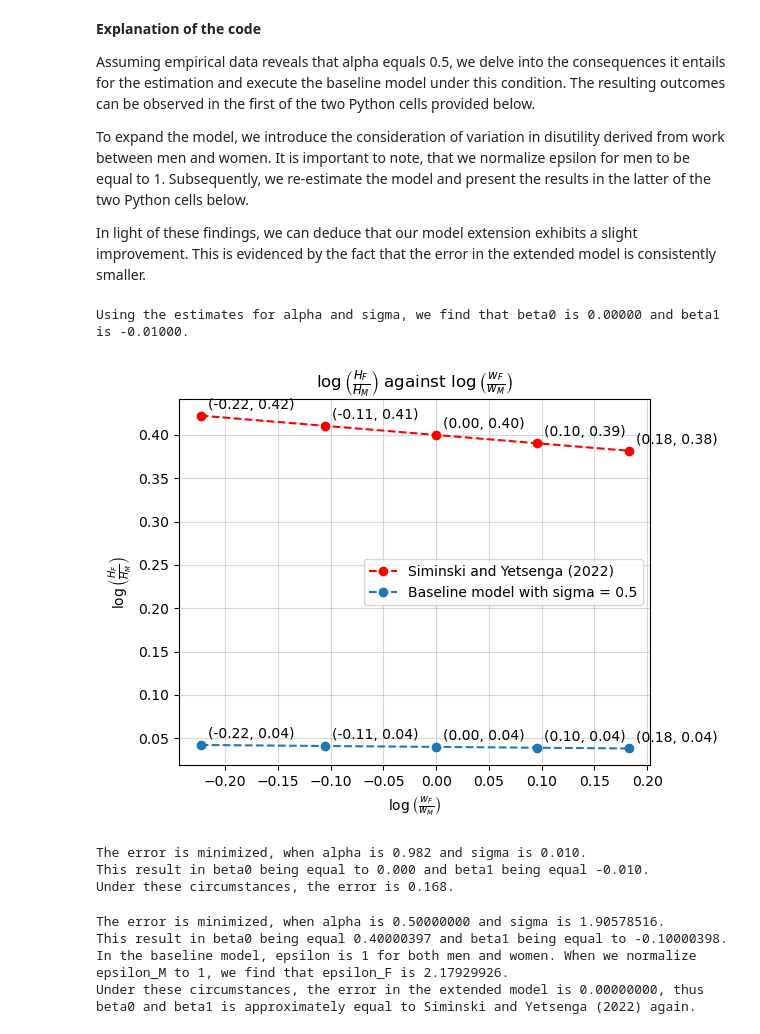
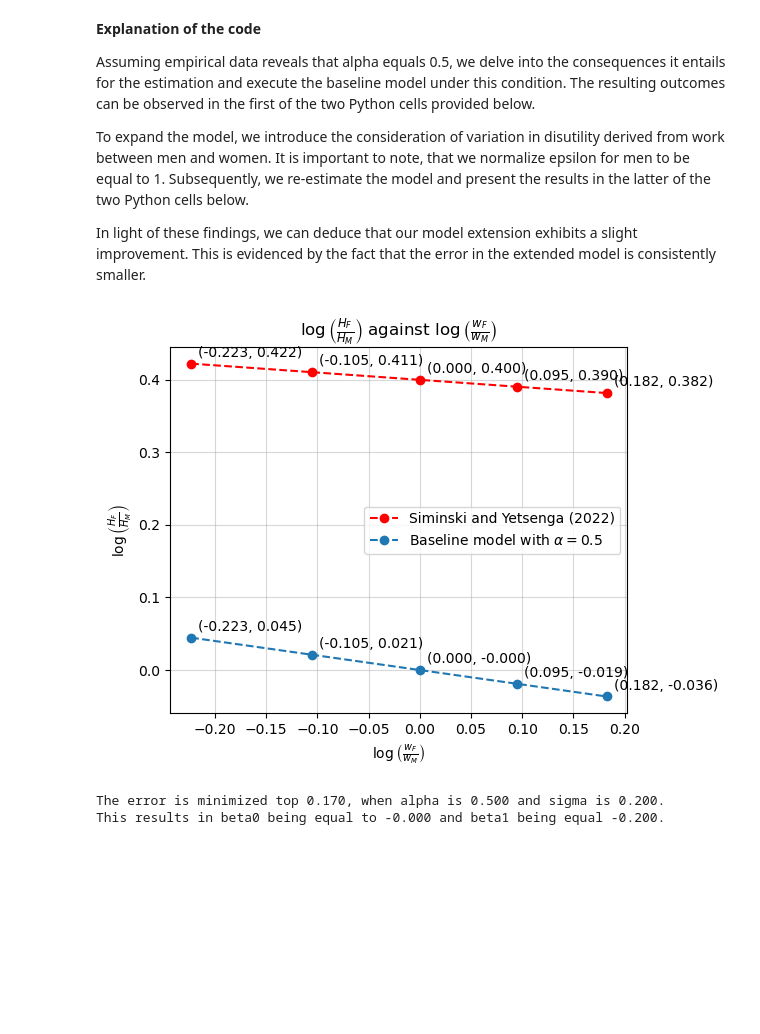
Before and after one commit to NumEconCopenhagen/projects-2023-jakki, a Jupyter notebook: inauguralproject/inauguralproject.ipynb, the cells around one changed output. Cells and saved outputs as stored; diff of their text form; code cells hidden in the pictures; blank space fills up the shorter version.

```diff
--- a/inauguralproject/inauguralproject.ipynb
+++ b/inauguralproject/inauguralproject.ipynb
@@ -290,14 +290,7 @@ model.par.alpha = 0.5
 model.par.sigma = 1.0
 
 # Running the model
-model.estimate_extended(sigma=1.0,epsilon_M=1.0,epsilon_F=1.0,extend=False)
-
-# Assigning the obtained values to our model
-model.par.alpha = model.opt.alpha
-model.par.sigma = model.opt.sigma
-
-# Printing beta0 and beta1
-print(f'Using the estimates for alpha and sigma, we find that beta0 is {model.opt.beta0:.5f} and beta1 is {model.opt.beta1:.5f}.')
+model.estimate_extended(sigma=1.0,epsilon_F=1.0,extend=False)
 
 # Solving model with new estimates
 model.solve_wF_vec()
@@ -311,62 +304,38 @@ x = np.log(np.linspace(0.8, 1.2, 5))
 y = model.par.beta0_target + model.par.beta1_target*x
 
 plt.plot(x, y, marker= 'o', color='red', linestyle='--', label='Siminski and Yetsenga (2022)')
-plt.plot(logwFwM_ratio, logHFHM_ratio_results, marker='o', linestyle='--', label='Baseline model with sigma = 0.5')
+plt.plot(logwFwM_ratio, logHFHM_ratio_results, marker='o', linestyle='--', label=r'Baseline model with $\alpha=0.5$')
 
 # Legend
 plt.legend(loc='best')
 
 # Customizing the plot
 plt.title(r'$\log\left(\frac{H_F}{H_M}\right)$ against $\log\left(\frac{w_F}{w_M}\right)$')
 plt.xlabel(r'$\log\left(\frac{w_F}{w_M}\right)$')
 plt.ylabel(r'$\log\left(\frac{H_F}{H_M}\right)$')
 
 # Creating annotations
 for i in range(5):
-    plt.annotate(f"({x[i]:.2f}, {y[i]:.2f})", (x[i], y[i]), xytext=(5, 5), textcoords='offset points')
+    plt.annotate(f"({x[i]:.3f}, {y[i]:.3f})", (x[i], y[i]), xytext=(5, 5), textcoords='offset points')
 
 # Creating annotations
 for i in range(5):
-    plt.annotate(f"({logwFwM_ratio[i]:.2f}, {logHFHM_ratio_results[i]:.2f})", (logwFwM_ratio[i], logHFHM_ratio_results[i]), xytext=(5, 5), textcoords='offset points')
+    plt.annotate(f"({logwFwM_ratio[i]:.3f}, {logHFHM_ratio_results[i]:.3f})", (logwFwM_ratio[i], logHFHM_ratio_results[i]), xytext=(5, 5), textcoords='offset points')
 
 # Gridlines
 plt.grid(True, linestyle='-', alpha=0.5)
 
 # Adjusting the layout
 plt.tight_layout()
 
 # Display the plot
 plt.show()
 
 # Results
 error1 = (model.opt.beta0 - model.par.beta0_target)**2 + (model.opt.beta1 - model.par.beta1_target)**2
-print(f'The error is minimized, when alpha is {model.par.alpha:.3f} and sigma is {model.par.sigma:.3f}.')
-print(f'This result in beta0 being equal to {model.opt.beta0:.3f} and beta1 being equal {model.opt.beta1:.3f}.')
-print(f'Under these circumstances, the error is {error1:.3f}.')
+print(f'The error is minimized top {error1:.3f}, when alpha is {model.par.alpha:.3f} and sigma is {model.par.sigma:.3f}.')
+print(f'This results in beta0 being equal to {model.opt.beta0:.3f} and beta1 being equal {model.opt.beta1:.3f}.')
 # %% [output]
+[figure, new version]
-Using the estimates for alpha and sigma, we find that beta0 is 0.00000 and beta1 is -0.01000.
+The error is minimized top 0.170, when alpha is 0.500 and sigma is 0.200.
+This results in beta0 being equal to -0.000 and beta1 being equal -0.200.
-[figure, old version]
-The error is minimized, when alpha is 0.982 and sigma is 0.010.
-This result in beta0 being equal to 0.000 and beta1 being equal -0.010.
-Under these circumstances, the error is 0.168.
-# %%
-# Ensuring baseline values
-model.par.alpha = 0.5
-model.par.sigma = 1.0
-model.par.epsilon_F = 1.0
-model.par.epsilon_M = 1.0
-
-# Running the extended model
-model.estimate_extended(sigma=1.0,epsilon_M=1.0,epsilon_F=1.0,extend=True)
-
-# Results
-error2 = (model.opt.beta0 - model.par.beta0_target)**2 + (model.opt.beta1 - model.par.beta1_target)**2
-print(f'The error is minimized, when alpha is {model.par.alpha:.8f} and sigma is {model.par.sigma:.8f}.')
-print(f'This result in beta0 being equal {model.opt.beta0:.8f} and beta1 being equal to {model.opt.beta1:.8f}.')
-print((f'In the baseline model, epsilon is 1 for both men and women. When we normalize epsilon_M to 1, we find that epsilon_F is {model.par.epsilon_F:.8f}.'))
-print(f'Under these circumstances, the error in the extended model is {error2:.8f}, thus beta0 and beta1 is approximately equal to Siminski and Yetsenga (2022) again.')
-# %% [output]
-The error is minimized, when alpha is 0.50000000 and sigma is 1.90578516.
-This result in beta0 being equal 0.40000397 and beta1 being equal to -0.10000398.
-In the baseline model, epsilon is 1 for both men and women. When we normalize epsilon_M to 1, we find that epsilon_F is 2.17929926.
-Under these circumstances, the error in the extended model is 0.00000000, thus beta0 and beta1 is approximately equal to Siminski and Yetsenga (2022) again.
```
Also changed, not shown: parts of 1 cell of this notebook, 1 other file.
